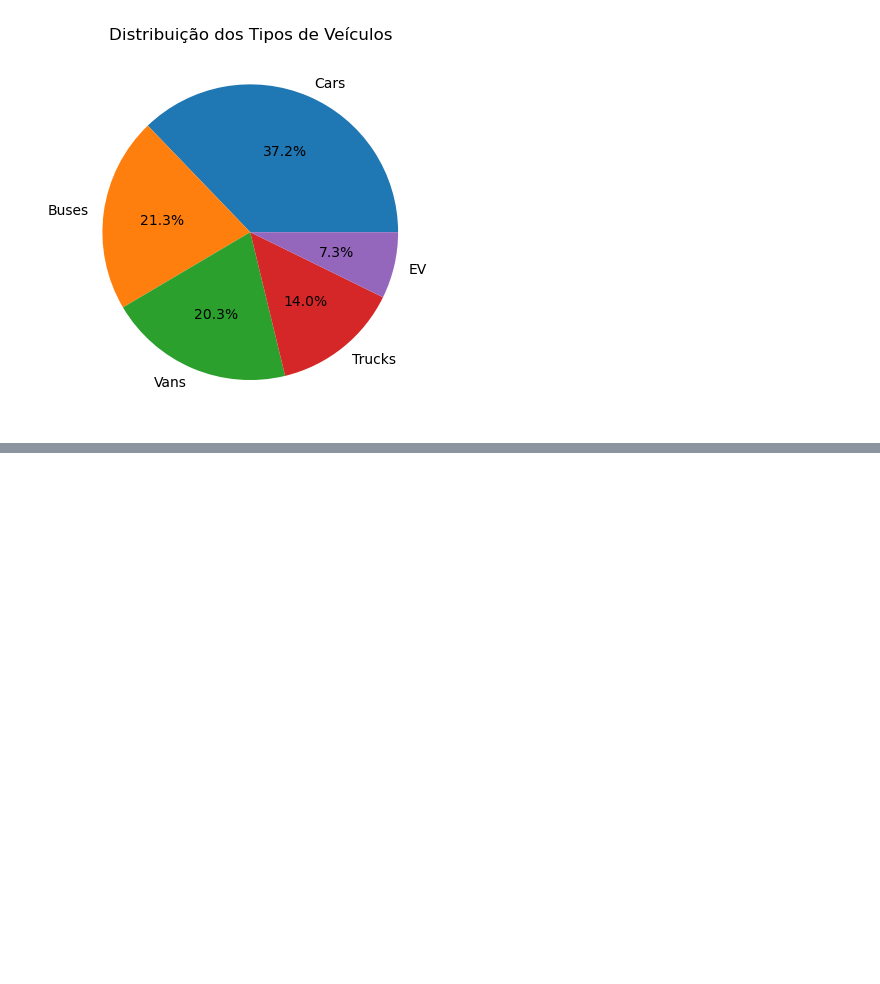
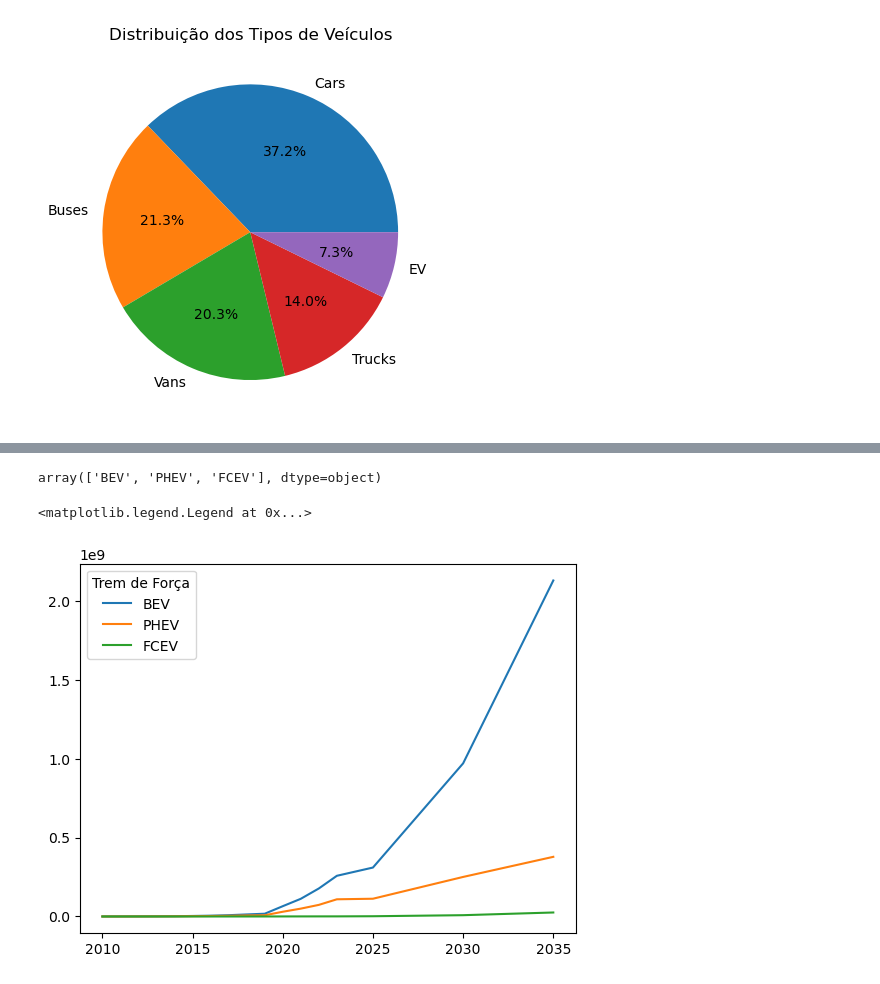
Before and after one commit to Gabriel-Vieira-Franca/senai115_python_dataScience, a Jupyter notebook: notebooks/Mat_Vendas.ipynb, the cells around one changed output, grey strips where cells are left out. Saved outputs shown, nothing was run; the diff lists cells and outputs as text; code cells hidden in the pictures; blank space fills up the shorter version.

```diff
--- a/notebooks/Mat_Vendas.ipynb
+++ b/notebooks/Mat_Vendas.ipynb
@@ -186,0 +203,20 @@ plt.show()
+# %%
+df_vehicles['Trem de Força'].unique()
+# %% [output]
+array(['BEV', 'PHEV', 'FCEV'], dtype=object)
+# %%
+df_bev = df_vehicles.loc[df_vehicles['Trem de Força'] == 'BEV']
+df_phev = df_vehicles.loc[df_vehicles['Trem de Força'] == 'PHEV']
+df_fcev = df_vehicles.loc[df_vehicles['Trem de Força'] == 'FCEV']
+
+bev = df_bev.groupby('Ano')['Valor'].sum()
+phev = df_phev.groupby('Ano')['Valor'].sum()
+fcev = df_fcev.groupby('Ano')['Valor'].sum()
+
+plt.plot(bev, label='BEV')
+plt.plot(phev, label='PHEV')
+plt.plot(fcev, label='FCEV')
+plt.legend(title='Trem de Força')
+# %% [output]
+<matplotlib.legend.Legend at 0x...>
+[figure, added]
```
Also changed, not shown: parts of 9 cells of this notebook.
